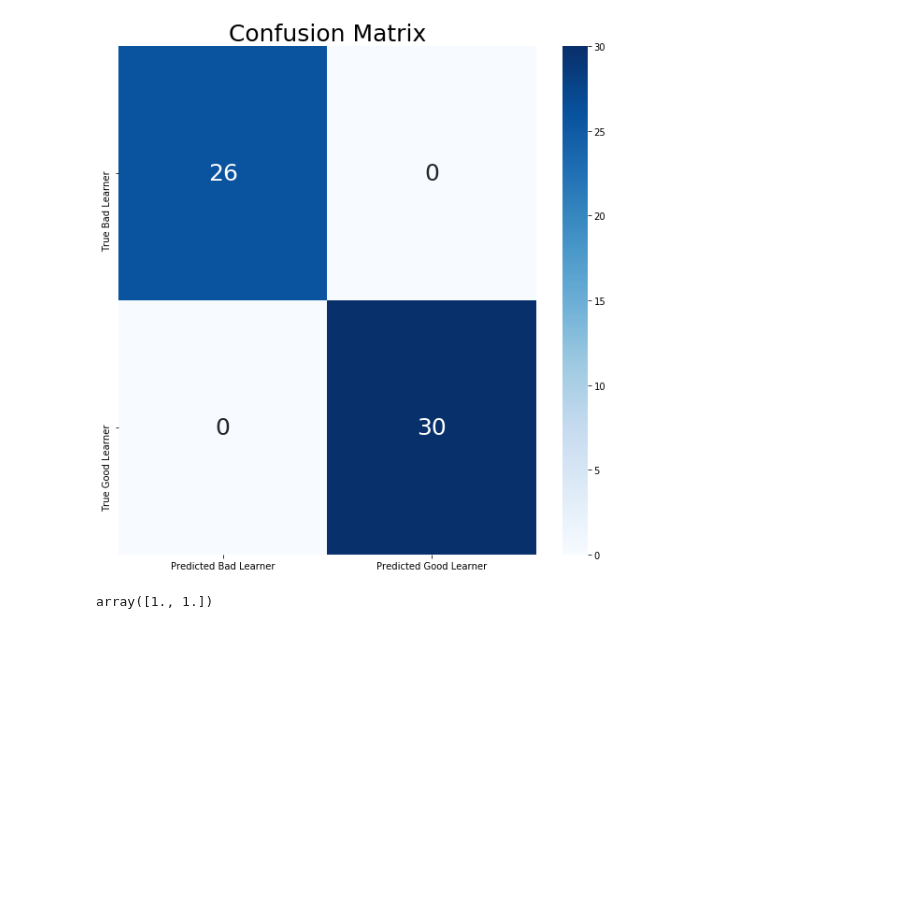
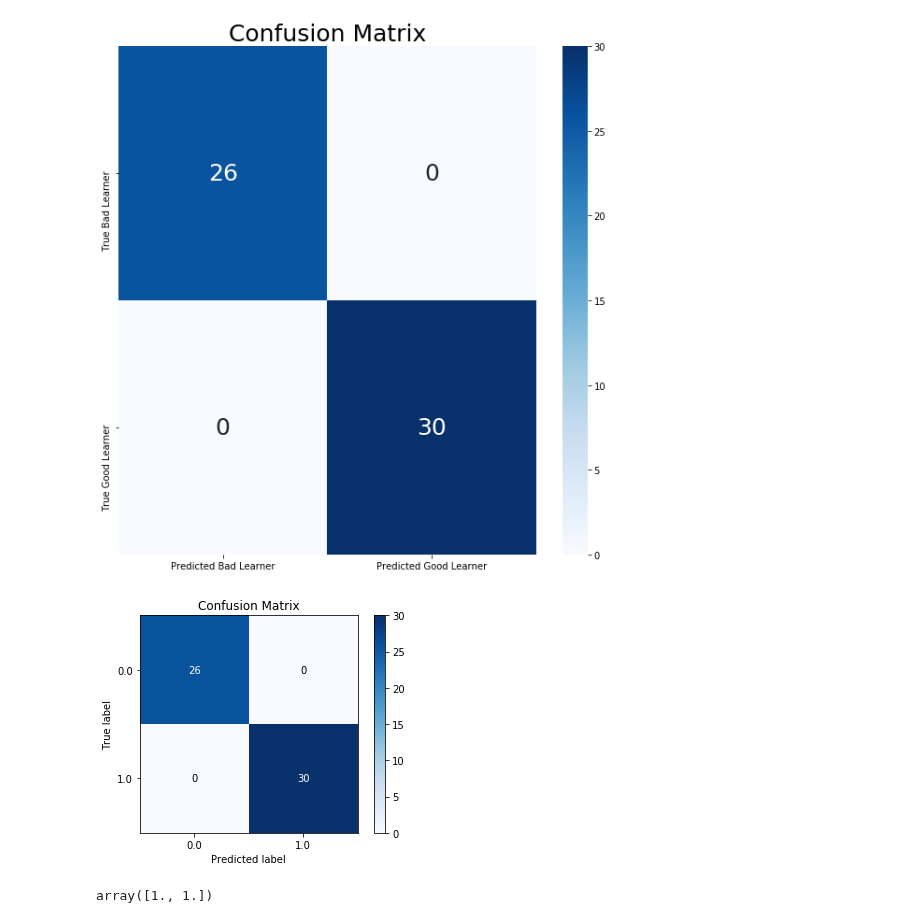
Before and after one commit to DipankarJDutta/DipankarJDutta-Biomarker-discovery-from-B-T-cells-in-FASD-GDM-with-LSTM, a Jupyter notebook: LSTM_B_T_Median_optimized model_evaluating virgin model performance.ipynb, the cells around one changed output. Saved outputs shown, nothing was run; the diff lists cells and outputs as text; code cells hidden in the pictures; blank space fills up the shorter version.

```diff
--- a/LSTM_B_T_Median_optimized model_evaluating virgin model performance.ipynb
+++ b/LSTM_B_T_Median_optimized model_evaluating virgin model performance.ipynb
@@ -136,6 +118,13 @@ ax.axes.set_title("Confusion Matrix", fontsize=25)
 plt.show()
 # %% [output]
 [figure]
+# %%
+#Plotting Confusion Matrix with Scikit-plot
+import scikitplot as skplt
+skplt.metrics.plot_confusion_matrix(y_true, y_pred)
+plt.show()
+# %% [output]
+[figure, added]
 # %%
 # Determine and print F1 Score (It combines precision and recall into one metric. The higher the score the better our model is)
 from sklearn.metrics import f1_score
```
Also changed, not shown: parts of 1 cell of this notebook.
